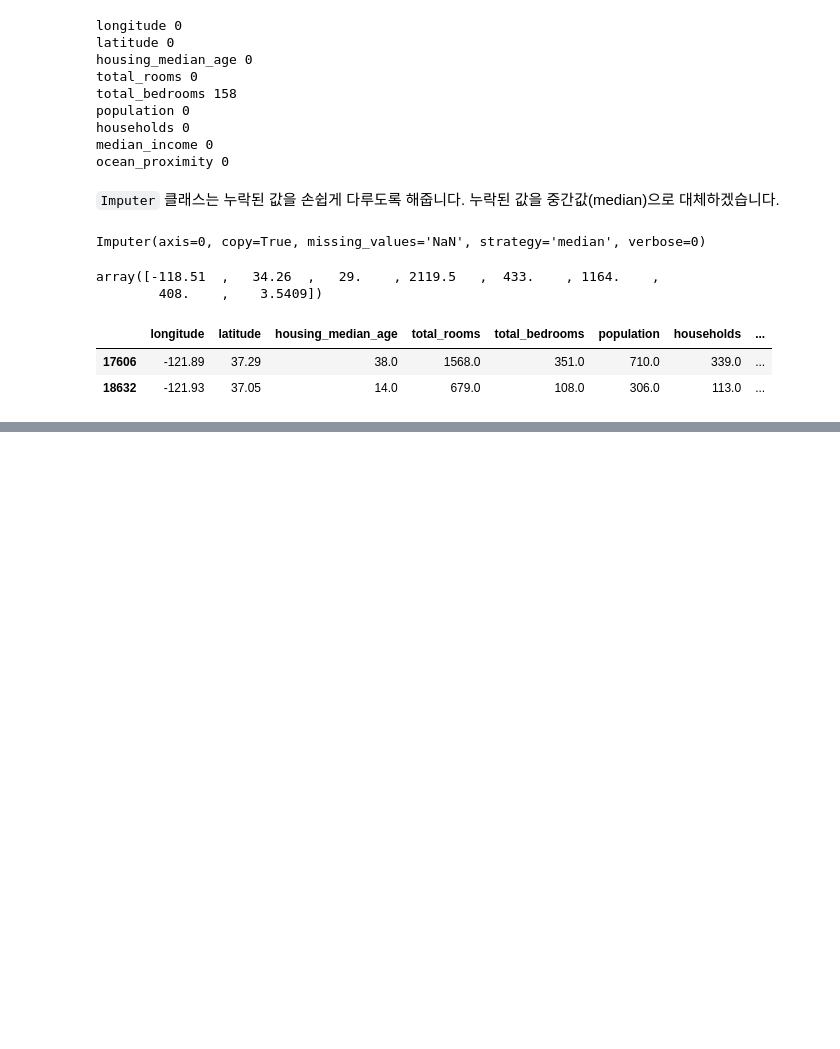
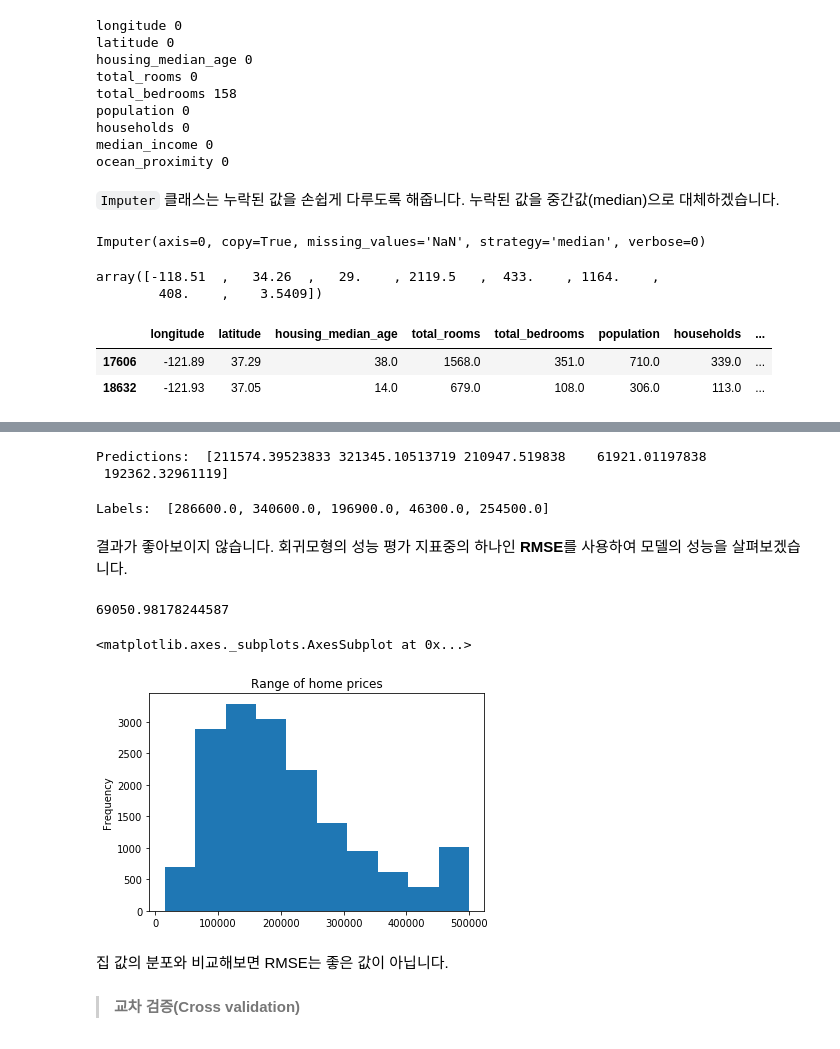
Before and after one commit to jeonghunyoon/machine-learning-lecture-notes-old, a Jupyter notebook: 01. 머신러닝 맛보기.ipynb, the cells around one changed output, grey strips where cells are left out. Cells and saved outputs as stored; diff of their text form; code cells hidden in the pictures; blank space fills up the shorter version.

```diff
--- a/01. 머신러닝 맛보기.ipynb
+++ b/01. 머신러닝 맛보기.ipynb
@@ -250,0 +296,3 @@ train_x_tr.head(2)
+# %%
+# Numerical data와 one hot vector data를 합칩니다.
+train_x = pd.concat([train_x_num, ocean_proximity_dummies], axis=1)
@@ -250,0 +335,4 @@ train_x_tr.head(2)
+# %%
+from sklearn.preprocessing import StandardScaler
+scaler = StandardScaler()
+scaler.fit(train_x)
@@ -250,0 +341,3 @@ train_x_tr.head(2)
+# %%
+train_x = scaler.transform(train_x)
+test_x = scaler.transform(test_x)
@@ -250,0 +352,3 @@ train_x_tr.head(2)
+# %%
+lin_reg = LinearRegression()
+lin_reg.fit(train_x, train_y)
@@ -250,0 +362,28 @@ train_x_tr.head(2)
+# %%
+print('Predictions: ', lin_reg.predict(x_samples))
+# %% [output]
+Predictions:  [211574.39523833 321345.10513719 210947.519838    61921.01197838
+ 192362.32961119]
+# %%
+print('Labels: ', list(y_samples))
+# %% [output]
+Labels:  [286600.0, 340600.0, 196900.0, 46300.0, 254500.0]
+# %% [markdown]
+결과가 좋아보이지 않습니다. 회귀모형의 성능 평가 지표중의 하나인 **RMSE**를 사용하여 모델의 성능을 살펴보겠습니다.
+# %%
+from sklearn.metrics import mean_squared_error
+predictions = lin_reg.predict(train_x)
+lin_mse = mean_squared_error(train_y, predictions)
+lin_rmse = np.sqrt(lin_mse)
+print(lin_rmse)
+# %% [output]
+69050.98178244587
+# %%
+train_y.plot(kind='hist', title='Range of home prices')
+# %% [output]
+<matplotlib.axes._subplots.AxesSubplot at 0x...>
+[figure, added]
+# %% [markdown]
+집 값의 분포와 비교해보면 RMSE는 좋은 값이 아닙니다.
+# %% [markdown]
+> **교차 검증(Cross validation)**
```
Also changed, not shown: parts of 23 cells of this notebook.
